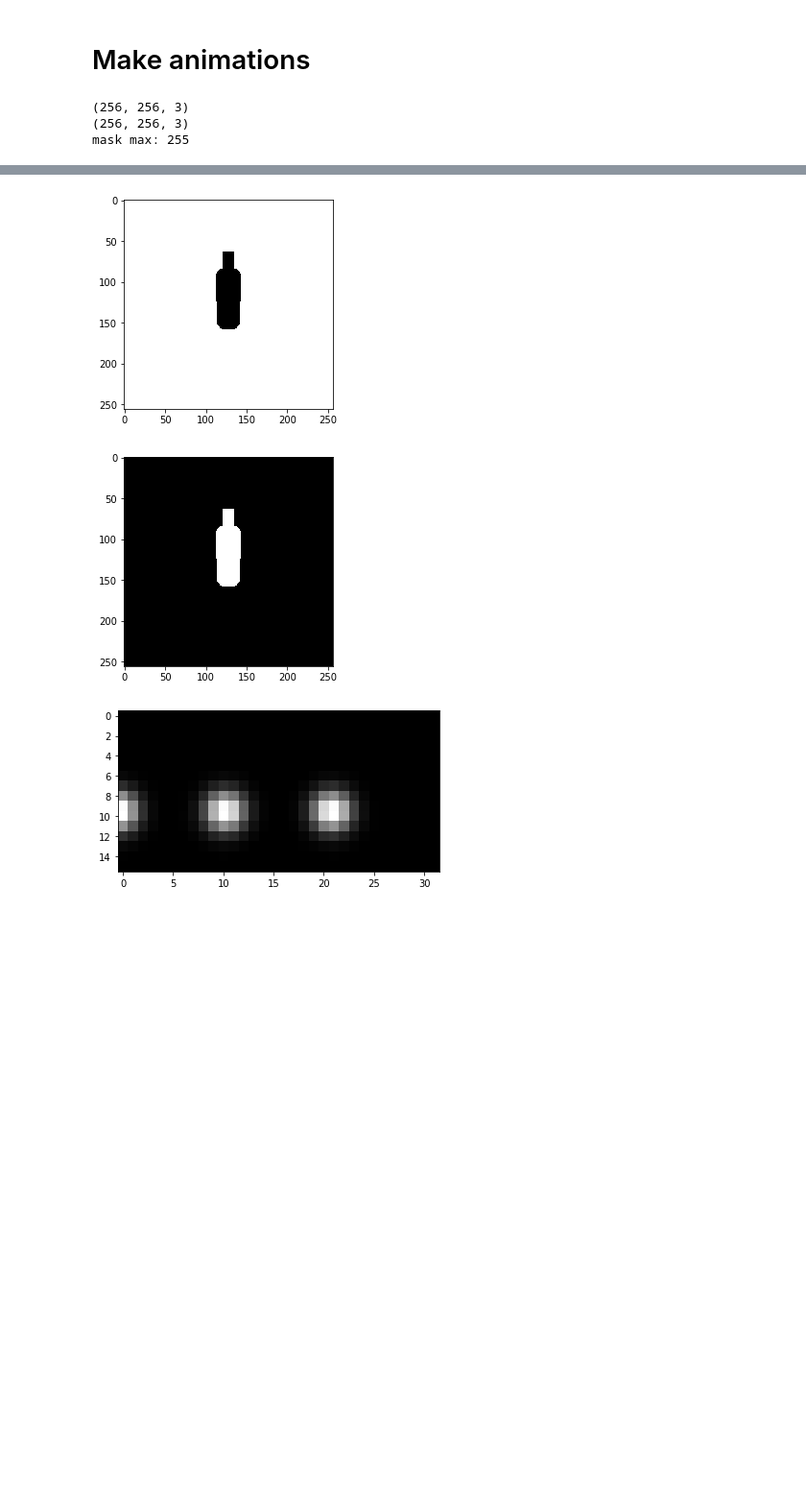
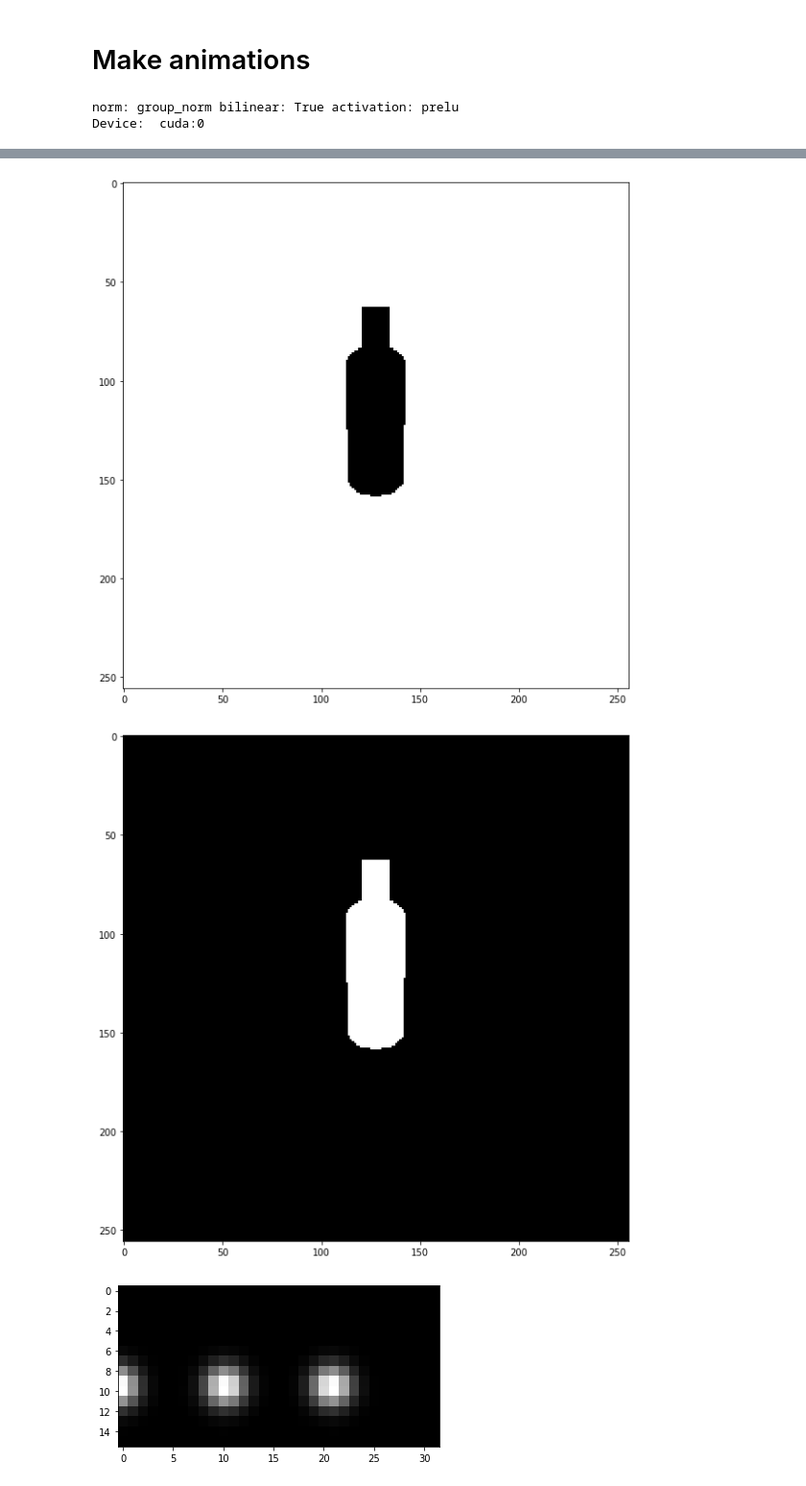
Before and after one commit to ShengCN/soft_shadow, a Jupyter notebook: animation.ipynb, the cells around one changed output, grey strips where cells are left out. Shown at 96% size. Drawn from its saved outputs; the diff is of its cells as text; code cells hidden in the pictures; blank space fills up the shorter version.

```diff
--- a/animation.ipynb
+++ b/animation.ipynb
@@ -42,7 +42,7 @@ from valid_relight_ssn import predict, compute_ibl, merge_result
 from skimage.transform import resize
 
 def show_np(img, cmap='gray', title=''):
-    plt.figure()
+    plt.figure(figsize=(15,10))
     plt.title(title)
     plt.imshow(np.squeeze(img), cmap=cmap)
 
@@ -238,7 +243,7 @@ def animate_syn_data(file_path, out_folder):
     show_np(testing_img)
     show_np(testing_mask)
 
-    render_animation(testing_img, testing_mask, out_folder)
+    render_animation(testing_img, testing_mask, out_folder, 3)
 
 
 testing_fname = '/home/ysheng/Dataset/soft_shadow/real_human_testing_set/10944340-young-man-standing.png'
@@ -253,9 +258,8 @@ training_bottle = '/home/ysheng/Dataset/soft_shadow/train/bottle_0052_normalize/
 output_folder = 'results/animations/training_simple_obj'
 animate_syn_data(training_bottle, output_folder)
 # %% [output]
-(256, 256, 3)
-(256, 256, 3)
-mask max: 255
+norm: group_norm bilinear: True activation: prelu
+Device:  cuda:0
 (256, 256, 3)
 (256, 256, 3)
 mask max: 255
@@ -269,5 +276,5 @@ mask max: 255
-[figure, old version]
+[figure, new version]
-[figure, old version]
+[figure, new version]
 # %%
 from valid_relight_ssn import compute_ibl, predict
 
```
Also changed, not shown: parts of 3 cells of this notebook, 12 other files.
